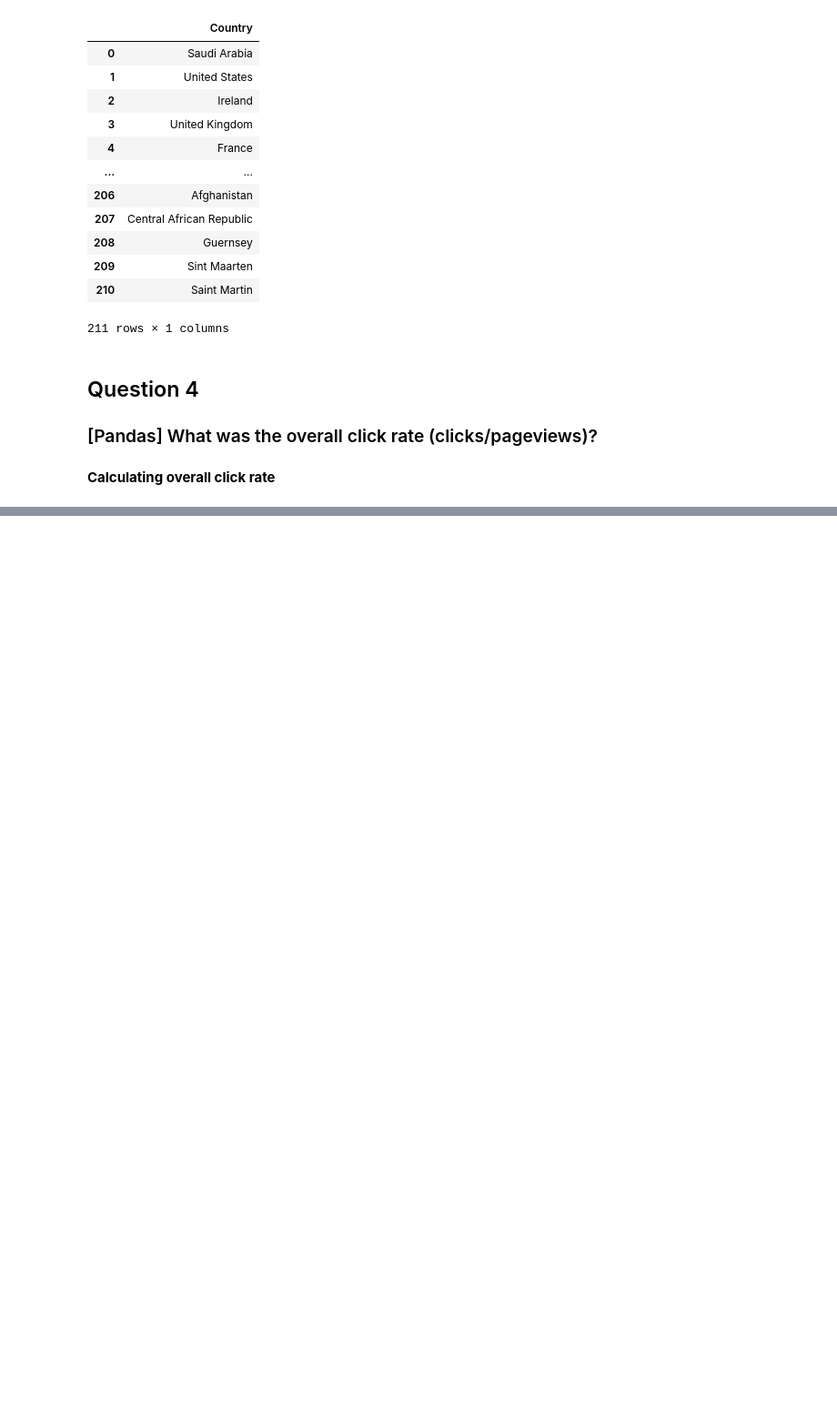
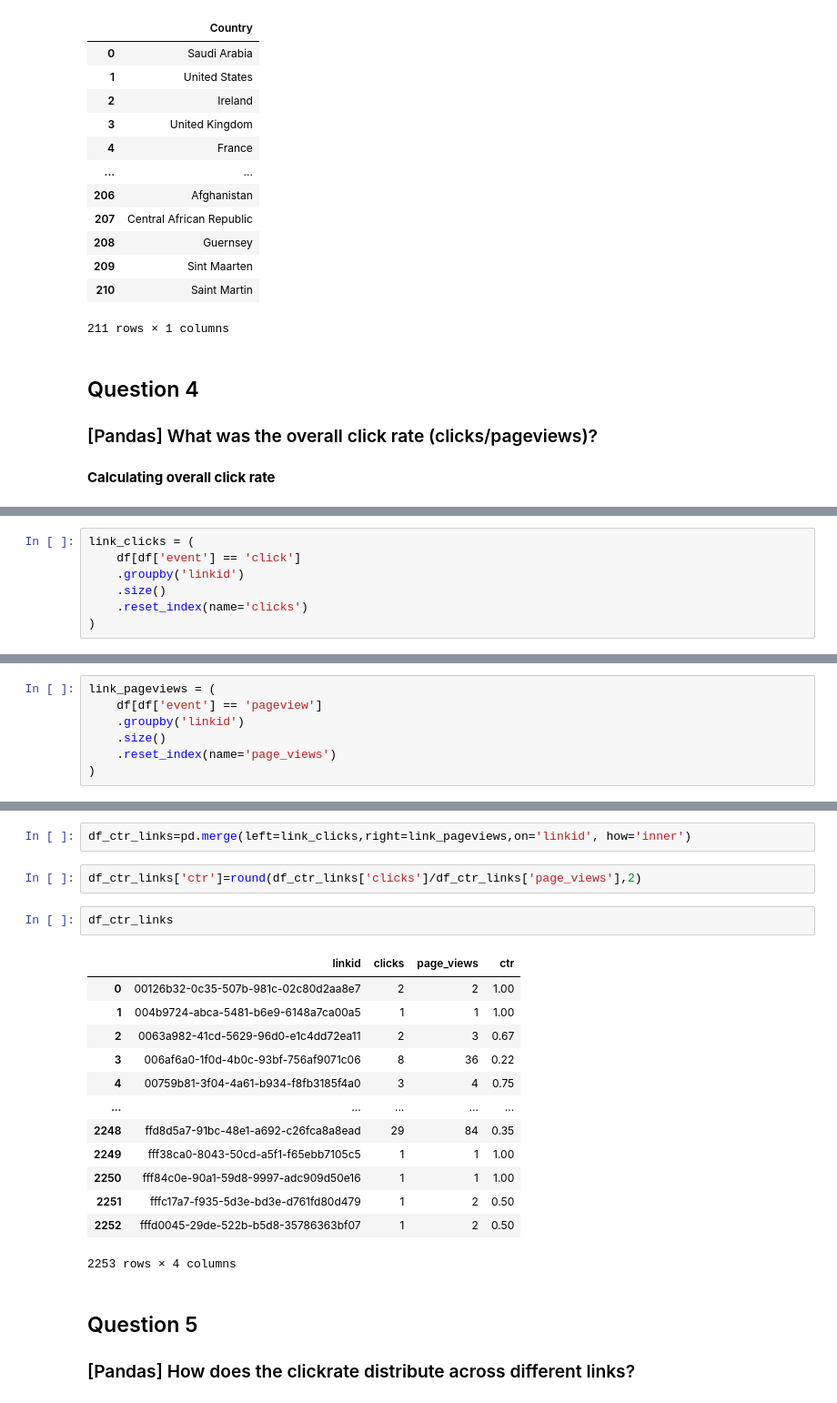
Before and after one commit to BartoszWierzbicki/Stratascratch-Projects, a Jupyter notebook: Web Traffic Analysis/traffic.ipynb, the cells around one changed output, grey strips where cells are left out. Shown at 91% size. Saved outputs shown, nothing was run; the diff lists cells and outputs as text; blank space fills up the shorter version.

Commit message:
Added answer to another question

```diff
--- a/Web Traffic Analysis/traffic.ipynb
+++ b/Web Traffic Analysis/traffic.ipynb
@@ -141,0 +155,7 @@ all_clicks = df[df['event'] == 'click']
+# %%
+link_clicks = (
+    df[df['event'] == 'click']
+    .groupby('linkid')
+    .size()
+    .reset_index(name='clicks')
+)
@@ -141,0 +178,7 @@ all_clicks = df[df['event'] == 'click']
+# %%
+link_pageviews = (
+    df[df['event'] == 'pageview']
+    .groupby('linkid')
+    .size()
+    .reset_index(name='page_views')
+)
@@ -141,0 +201,23 @@ all_clicks = df[df['event'] == 'click']
+# %%
+df_ctr_links=pd.merge(left=link_clicks,right=link_pageviews,on='linkid', how='inner')
+# %%
+df_ctr_links['ctr']=round(df_ctr_links['clicks']/df_ctr_links['page_views'],2)
+# %%
+df_ctr_links
+# %% [output]
+|  | linkid | clicks | page_views | ctr |
+| 0 | 00126b32-0c35-507b-981c-02c80d2aa8e7 | 2 | 2 | 1.00 |
+| 1 | 004b9724-abca-5481-b6e9-6148a7ca00a5 | 1 | 1 | 1.00 |
+| 2 | 0063a982-41cd-5629-96d0-e1c4dd72ea11 | 2 | 3 | 0.67 |
+| 3 | 006af6a0-1f0d-4b0c-93bf-756af9071c06 | 8 | 36 | 0.22 |
+| 4 | 00759b81-3f04-4a61-b934-f8fb3185f4a0 | 3 | 4 | 0.75 |
+| ... | ... | ... | ... | ... |
+| 2248 | ffd8d5a7-91bc-48e1-a692-c26fca8a8ead | 29 | 84 | 0.35 |
+| 2249 | fff38ca0-8043-50cd-a5f1-f65ebb7105c5 | 1 | 1 | 1.00 |
+| 2250 | fff84c0e-90a1-59d8-9997-adc909d50e16 | 1 | 1 | 1.00 |
+| 2251 | fffc17a7-f935-5d3e-bd3e-d761fd80d479 | 1 | 2 | 0.50 |
+| 2252 | fffd0045-29de-522b-b5d8-35786363bf07 | 1 | 2 | 0.50 |
+2253 rows × 4 columns
+# %% [markdown]
+## Question 5
+### [Pandas] How does the clickrate distribute across different links?
```
Also changed, not shown: parts of 8 cells of this notebook.
